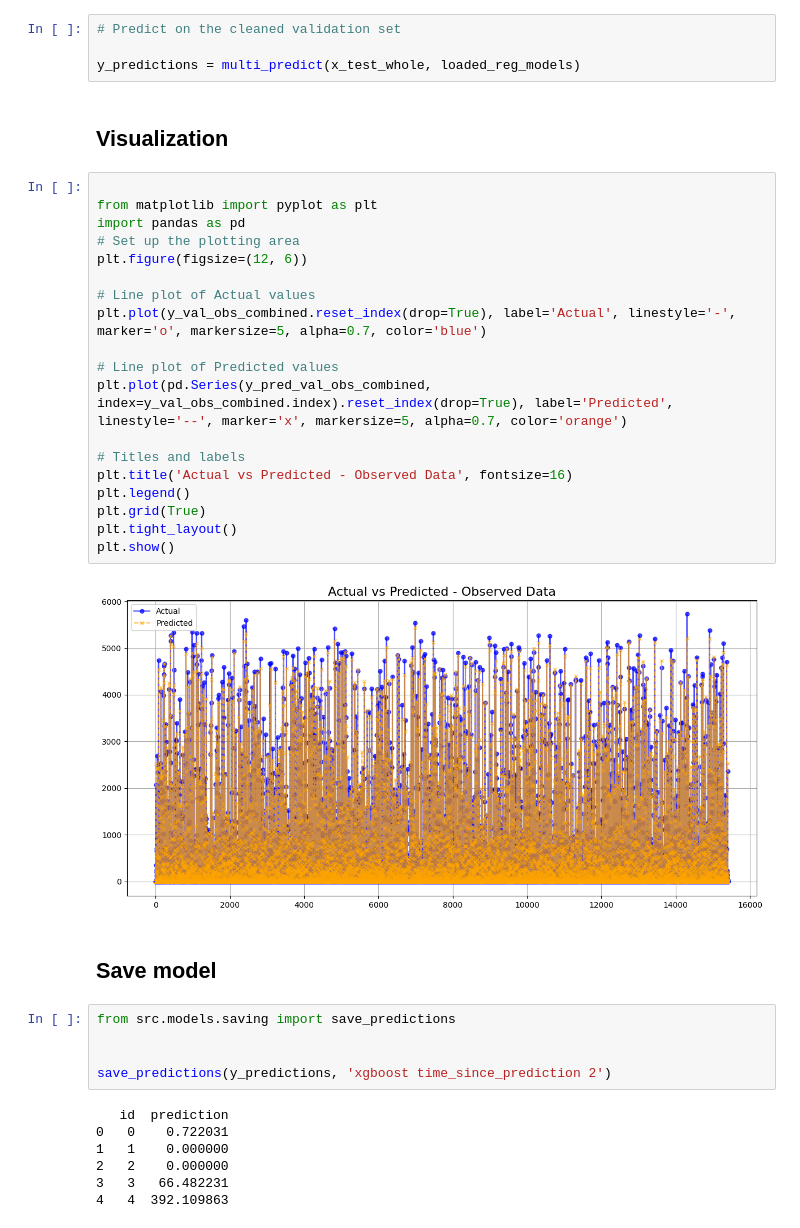
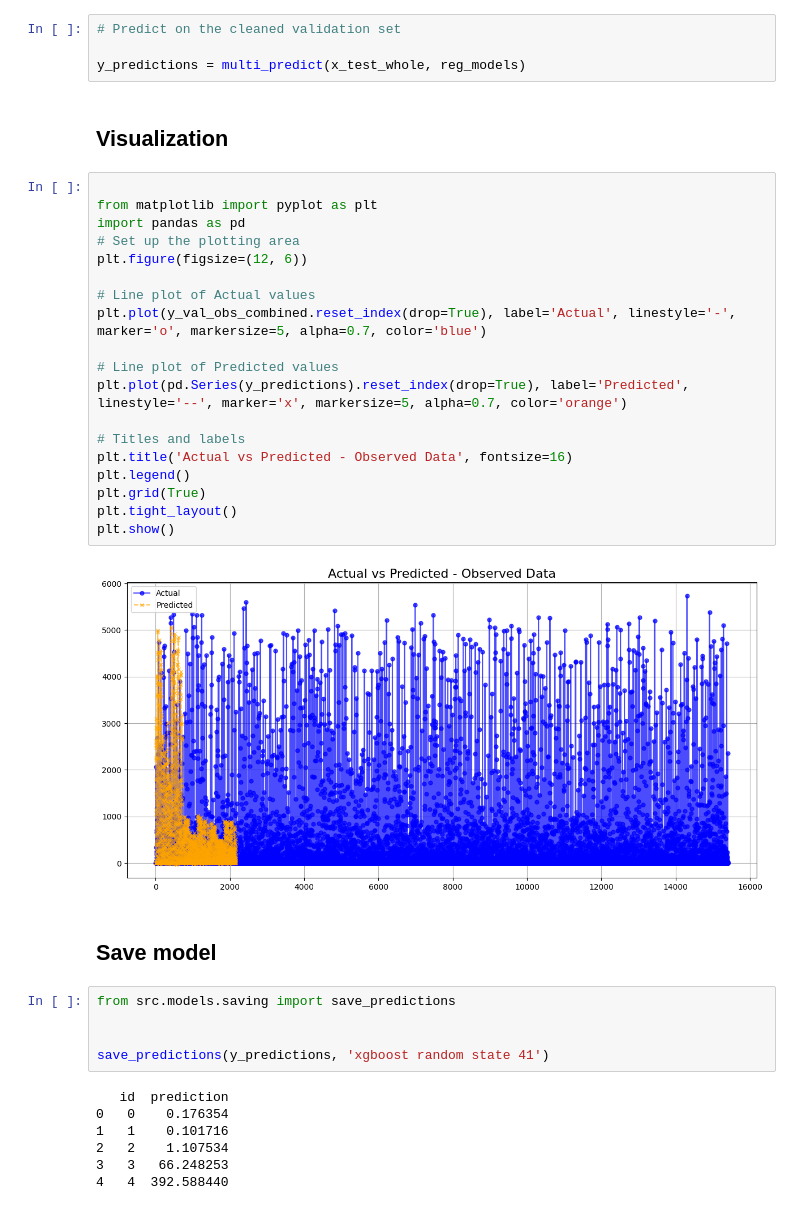
Before and after one commit to SverreNystad/power-predictor, a Jupyter notebook: xgboost.ipynb, the cells around one changed output. Saved outputs shown, nothing was run; the diff lists cells and outputs as text.

```diff
--- a/xgboost.ipynb
+++ b/xgboost.ipynb
@@ -173,41 +220,41 @@ with open("reg_models.pkl", "rb") as file:
 # %%
 # Predict on the cleaned validation set
 
-y_predictions = multi_predict(x_test_whole, loaded_reg_models)
+y_predictions = multi_predict(x_test_whole, reg_models)
 # %% [markdown]
 ## Visualization
 # %%
 
 from matplotlib import pyplot as plt
 import pandas as pd
 # Set up the plotting area
 plt.figure(figsize=(12, 6))
 
 # Line plot of Actual values
 plt.plot(y_val_obs_combined.reset_index(drop=True), label='Actual', linestyle='-', marker='o', markersize=5, alpha=0.7, color='blue')
 
 # Line plot of Predicted values
-plt.plot(pd.Series(y_pred_val_obs_combined, index=y_val_obs_combined.index).reset_index(drop=True), label='Predicted', linestyle='--', marker='x', markersize=5, alpha=0.7, color='orange')
+plt.plot(pd.Series(y_predictions).reset_index(drop=True), label='Predicted', linestyle='--', marker='x', markersize=5, alpha=0.7, color='orange')
 
 # Titles and labels
 plt.title('Actual vs Predicted - Observed Data', fontsize=16)
 plt.legend()
 plt.grid(True)
 plt.tight_layout()
 plt.show()
 # %% [output]
-[figure, old version]
+[figure, new version]
 # %% [markdown]
 ## Save model
 # %%
 from src.models.saving import save_predictions
 
 
-save_predictions(y_predictions, 'xgboost time_since_prediction 2')
+save_predictions(y_predictions, 'xgboost random state 41')
 # %% [output]
    id  prediction
-0   0    0.722031
-1   1    0.000000
-2   2    0.000000
-3   3   66.482231
-4   4  392.109863
+0   0    0.176354
+1   1    0.101716
+2   2    1.107534
+3   3   66.248253
+4   4  392.588440
```
Also changed, not shown: parts of 8 cells of this notebook, 4 other files.
